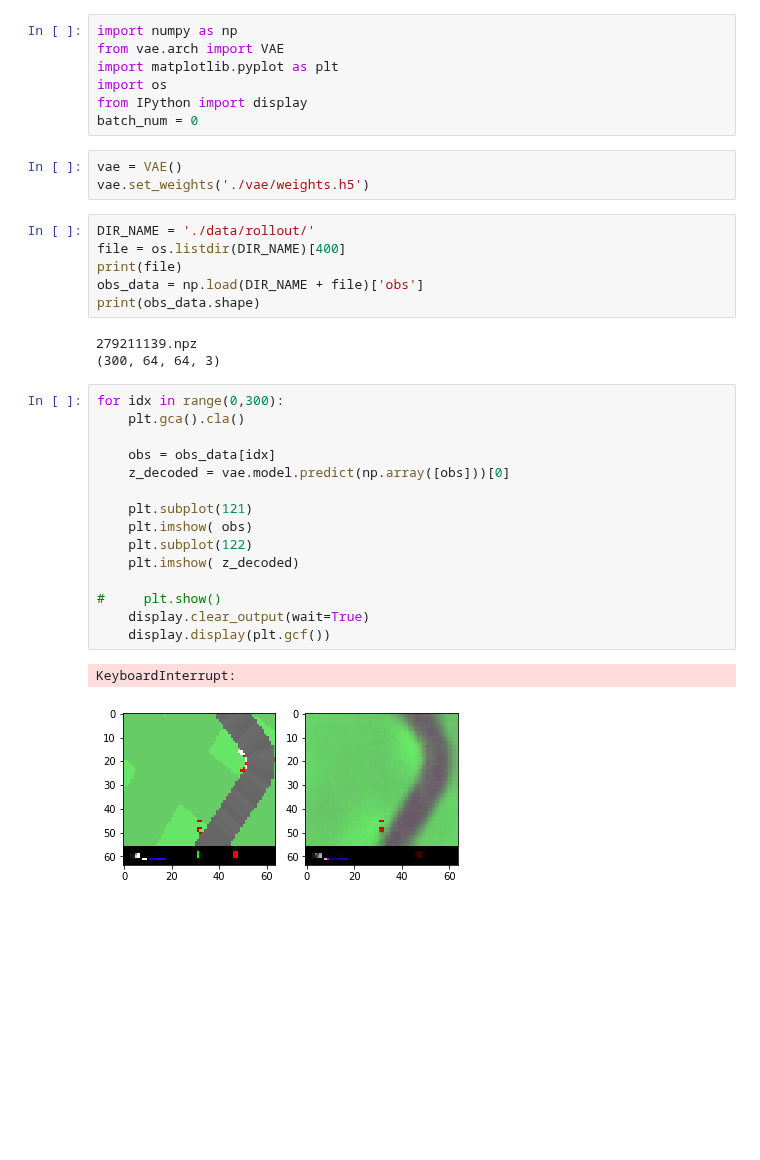
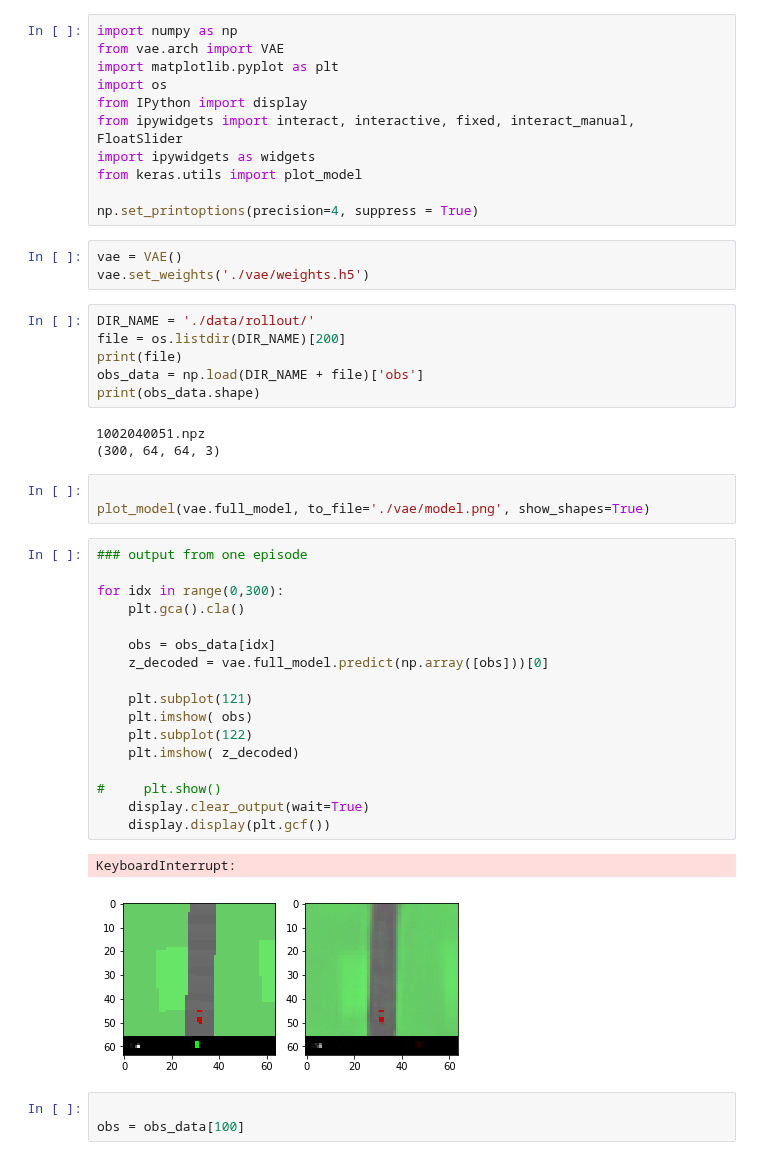
Before and after one commit to AppliedDataSciencePartners/WorldModels, a Jupyter notebook: check_vae.ipynb, the cells around one changed output. Drawn from its saved outputs; the diff is of its cells as text; blank space fills up the shorter version.

```diff
--- a/check_vae.ipynb
+++ b/check_vae.ipynb
@@ -4,34 +4,46 @@ from vae.arch import VAE
 import matplotlib.pyplot as plt
 import os
 from IPython import display
-batch_num = 0
+from ipywidgets import interact, interactive, fixed, interact_manual, FloatSlider
+import ipywidgets as widgets
+from keras.utils import plot_model
+
+np.set_printoptions(precision=4, suppress = True)
 # %%
 vae = VAE()
 vae.set_weights('./vae/weights.h5')
 # %%
 DIR_NAME = './data/rollout/'
-file = os.listdir(DIR_NAME)[400]
+file = os.listdir(DIR_NAME)[200]
 print(file)
 obs_data = np.load(DIR_NAME + file)['obs']
 print(obs_data.shape)
 # %% [output]
-279211139.npz
+1002040051.npz
 (300, 64, 64, 3)
+# %%
+
+plot_model(vae.full_model, to_file='./vae/model.png', show_shapes=True)
 # %%
+### output from one episode
+
 for idx in range(0,300):
     plt.gca().cla()
 
     obs = obs_data[idx]
-    z_decoded = vae.model.predict(np.array([obs]))[0]
+    z_decoded = vae.full_model.predict(np.array([obs]))[0]
 
     plt.subplot(121)
     plt.imshow( obs)
     plt.subplot(122)
     plt.imshow( z_decoded)
 
 #     plt.show()
     display.clear_output(wait=True)
     display.display(plt.gcf())
 # %% [output]
 KeyboardInterrupt:
-[figure, old version]
+[figure, new version]
+# %%
+
+obs = obs_data[100]
```
Also changed, not shown: parts of 6 cells of this notebook, 45 other files.
